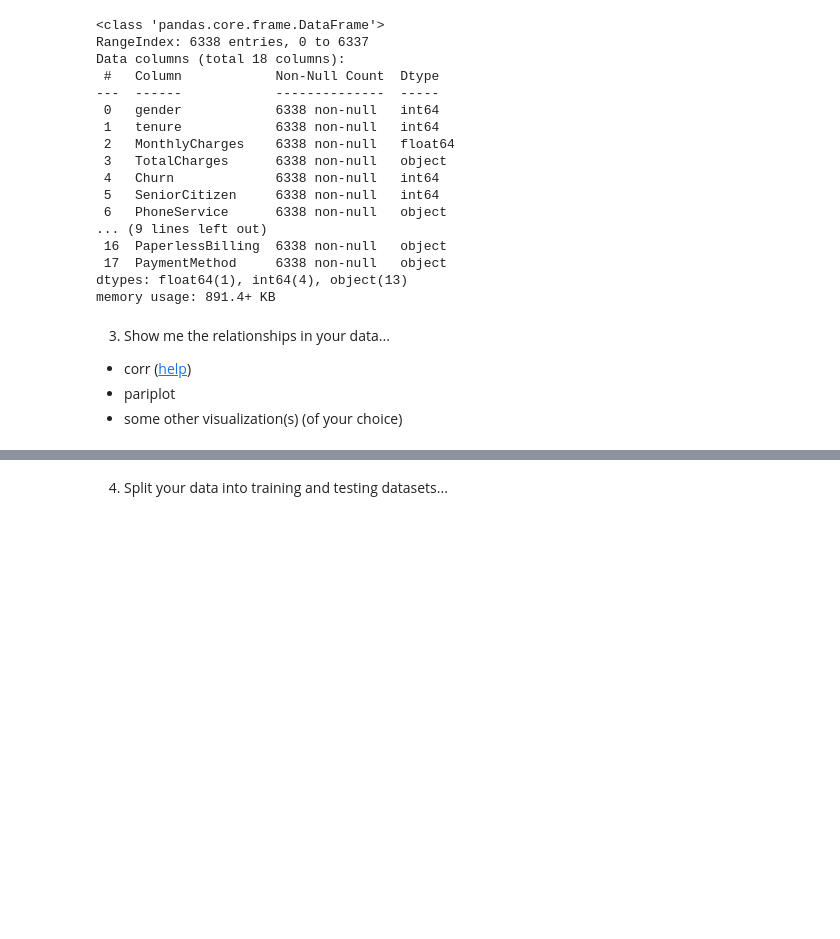
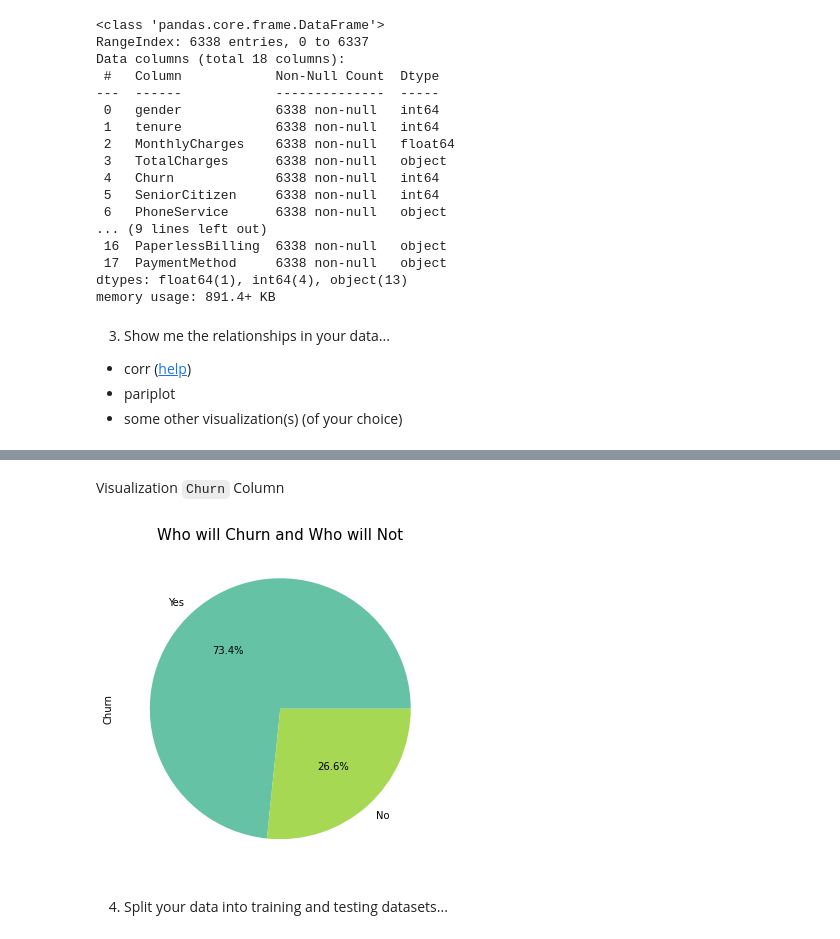
Before and after one commit to ibedoor/machine-learning, a Jupyter notebook: 03_assignment.ipynb, the cells around one changed output, grey strips where cells are left out. Drawn from its saved outputs; the diff is of its cells as text; code cells hidden in the pictures; blank space fills up the shorter version.

```diff
--- a/03_assignment.ipynb
+++ b/03_assignment.ipynb
@@ -13,4 +13,12 @@
     - Note: target variable is `Churn`
 # %% [markdown]
 1. Load in your dataset through its CSV link.
+# %%
+import pandas as pd
+import numpy as np
+import matplotlib.pyplot as plt
+import seaborn as sns
+from sklearn.metrics import*
+from matplotlib import cm
+cs = cm.Set2(np.arange(2)/2.)
 # %%
@@ -219,3 +225,12 @@ churns = df.Churn.value_counts()
+# %% [markdown]
+Visualization `Churn` Column
+# %%
+ch = df.Churn.value_counts()
+churn_label = df['Churn'].map({0: 'No', 1: 'Yes'})
+plt.figure(figsize=(8,6))
+ch.plot.pie(autopct='%.1f%%', labels=churn_label  , colors = cs).set_title('Who will Churn and Who will Not', fontsize=15);
+# %% [output]
+[figure, added]
 # %% [markdown]
 4. Split your data into training and testing datasets...
 # %%
```
Also changed, not shown: parts of 11 cells of this notebook.
